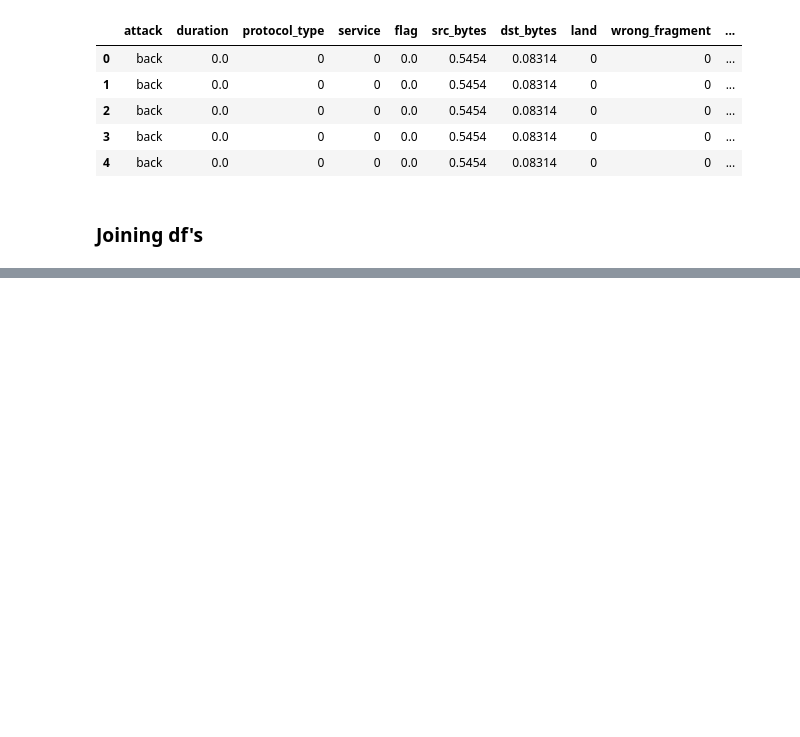
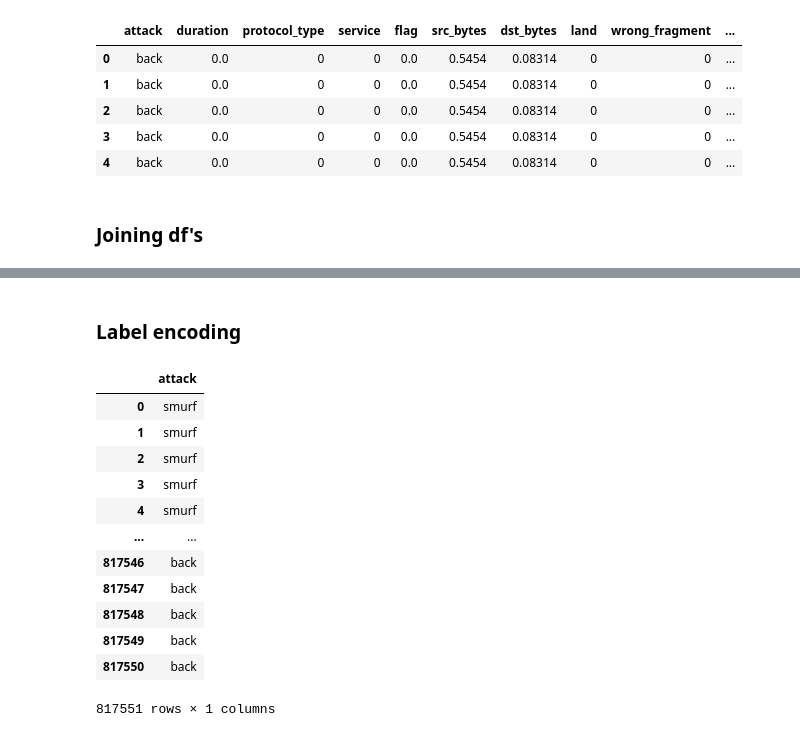
Before and after one commit to lalit-kumr/Cyber-Security-Case-Study, a Jupyter notebook: Cyber Security Case Study.ipynb, the cells around one changed output, grey strips where cells are left out. Cells and saved outputs as stored; diff of their text form; code cells hidden in the pictures; blank space fills up the shorter version.

```diff
--- a/Cyber Security Case Study.ipynb
+++ b/Cyber Security Case Study.ipynb
@@ -72,0 +102,18 @@ back
+# %% [markdown]
+### Label encoding
+# %%
+df.select_dtypes(include='O')
+# %% [output]
+|  | attack |
+| 0 | smurf |
+| 1 | smurf |
+| 2 | smurf |
+| 3 | smurf |
+| 4 | smurf |
+| ... | ... |
+| 817546 | back |
+| 817547 | back |
+| 817548 | back |
+| 817549 | back |
+| 817550 | back |
+817551 rows × 1 columns
```
Also changed, not shown: parts of 12 cells of this notebook.
